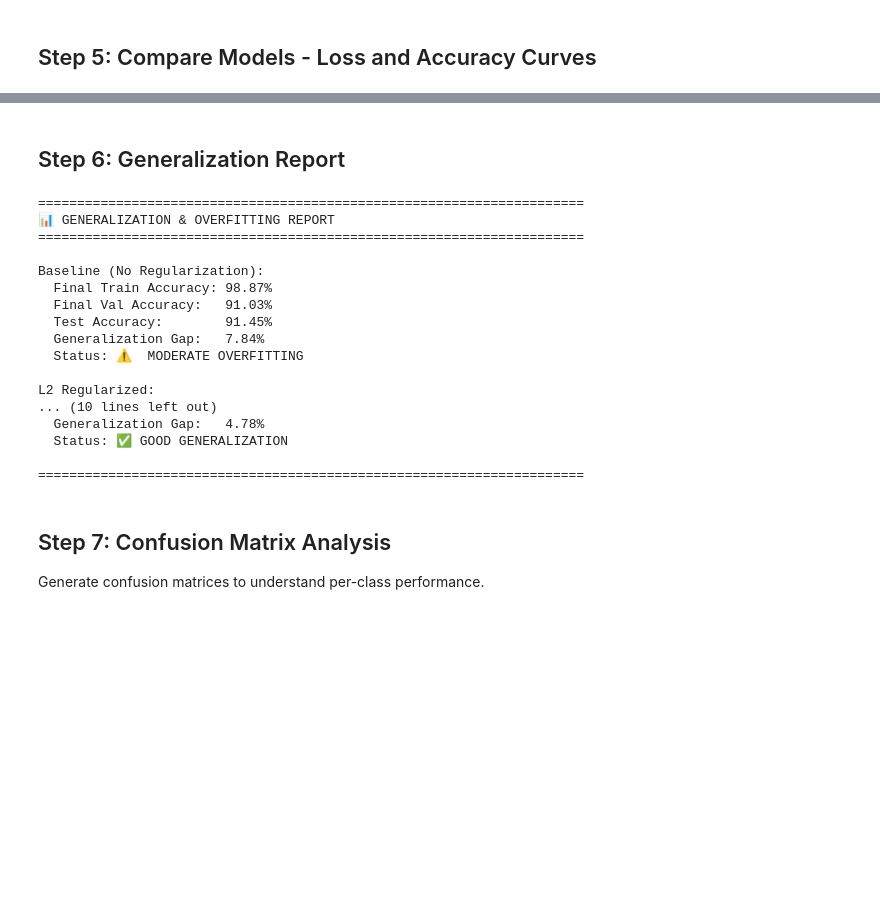
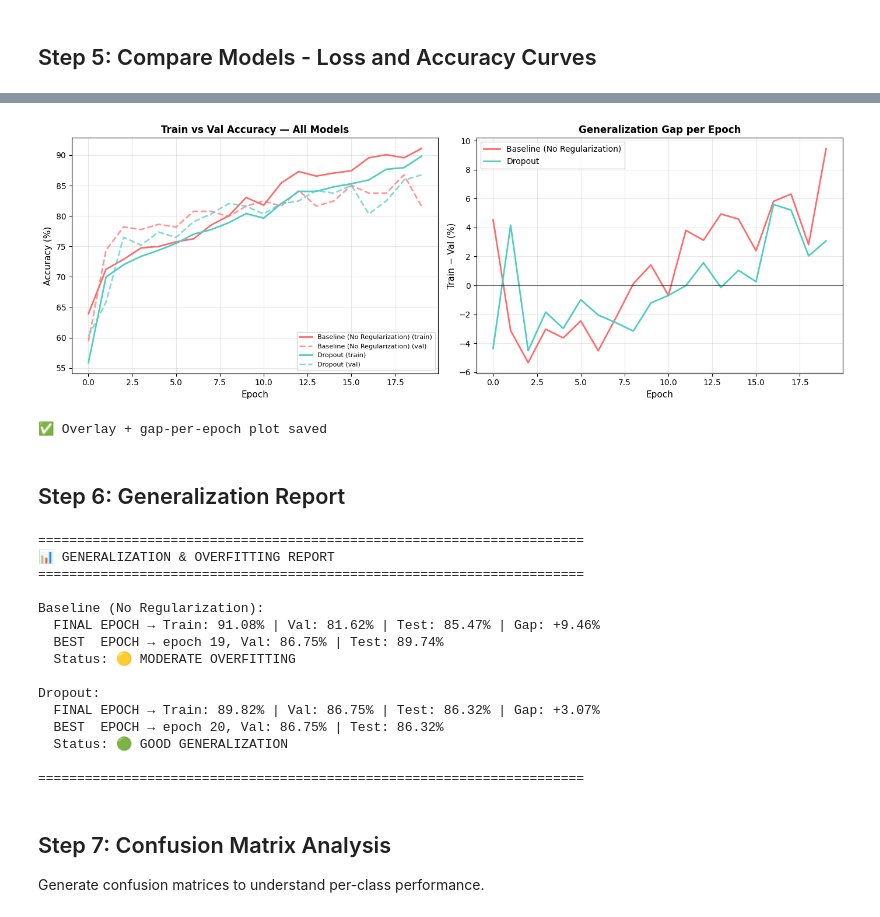
Before and after one commit to SameerShanbhogue/ai_quality, a Jupyter notebook: class1/Part_2_Overfitting_and_Generalization.ipynb, the cells around one changed output, grey strips where cells are left out. Drawn from its saved outputs; the diff is of its cells as text; code cells hidden in the pictures; blank space fills up the shorter version.

```diff
--- a/class1/Part_2_Overfitting_and_Generalization.ipynb
+++ b/class1/Part_2_Overfitting_and_Generalization.ipynb
@@ -353,24 +388,64 @@ print("✅ Comparison plots saved")
 ✅ Comparison plots saved
+# %%
+# Overlay all models on shared axes — the strongest pedagogical view.
+# Left:  train (solid) vs val (dashed) accuracy per model, all on one axis.
+# Right: per-epoch generalization gap (Train − Val). The Baseline curve should
+#        trend clearly upward while the regularized curves stay flat near zero.
+overlay_colors = ['#FF6B6B', '#4ECDC4', '#45B7D1']
+
+fig, ax = plt.subplots(1, 2, figsize=(14, 5))
+for (name, r), c in zip(results.items(), overlay_colors):
+    ax[0].plot(r['history']['train_acc'], label=f'{name} (train)', color=c, linewidth=2)
+    ax[0].plot(r['history']['val_acc'],   label=f'{name} (val)',   color=c, linewidth=2, linestyle='--', alpha=0.7)
+    gap_per_epoch = [t - v for t, v in zip(r['history']['train_acc'], r['history']['val_acc'])]
+    ax[1].plot(gap_per_epoch, label=name, color=c, linewidth=2)
+
+ax[0].set_xlabel('Epoch', fontsize=11)
+ax[0].set_ylabel('Accuracy (%)', fontsize=11)
+ax[0].set_title('Train vs Val Accuracy — All Models', fontsize=12, fontweight='bold')
+ax[0].legend(fontsize=8, loc='lower right')
+ax[0].grid(True, alpha=0.3)
+
+ax[1].axhline(0, color='k', linewidth=0.5)
+ax[1].set_xlabel('Epoch', fontsize=11)
+ax[1].set_ylabel('Train − Val (%)', fontsize=11)
+ax[1].set_title('Generalization Gap per Epoch', fontsize=12, fontweight='bold')
+ax[1].legend(fontsize=10)
+ax[1].grid(True, alpha=0.3)
+
+plt.tight_layout()
+plt.savefig('overfitting_overlay.png', dpi=150, bbox_inches='tight')
+plt.show()
+
+print("✅ Overlay + gap-per-epoch plot saved")
+# %% [output]
+[figure, added]
+✅ Overlay + gap-per-epoch plot saved
 # %% [markdown]
 ## Step 6: Generalization Report
 # %%
 print("\n" + "="*70)
-print("\ud83d\udcca GENERALIZATION & OVERFITTING REPORT")
+print("📊 GENERALIZATION & OVERFITTING REPORT")
 print("="*70)
 
 for model_name, result in results.items():
-    print(f"\n{model_name} (best checkpoint: epoch {result['best_epoch']}):")
-    print(f"  Train Accuracy @ best: {result['best_train_acc']:.2f}%")
-    print(f"  Val Accuracy @ best:   {result['best_val_acc']:.2f}%")
-    print(f"  Test Accuracy:         {result['test_acc']:.2f}%")
-    print(f"  Generalization Gap:    {result['generalization_gap']:.2f}%")
+    final_gap = result['generalization_gap']  # FINAL-epoch gap
+    print(f"\n{model_name}:")
+    print(f"  FINAL EPOCH → Train: {result['final_train_acc']:.2f}% | "
+          f"Val: {result['final_val_acc']:.2f}% | "
+          f"Test: {result['final_test_acc']:.2f}% | "
+          f"Gap: {final_gap:+.2f}%")
+    print(f"  BEST  EPOCH → epoch {result['best_epoch']}, "
+          f"Val: {result['best_val_acc']:.2f}% | "
+          f"Test: {result['test_acc']:.2f}%")
 
-    if result['generalization_gap'] > 10:
-        print(f"  Status: \u26a0\ufe0f  HIGH OVERFITTING DETECTED")
-    elif result['generalization_gap'] > 5:
-        print(f"  Status: \u26a0\ufe0f  MODERATE OVERFITTING")
+    # Status driven by FINAL-epoch gap — that's where overfitting actually shows.
+    if final_gap > 15:
+        print(f"  Status: 🔴 HIGH OVERFITTING DETECTED")
+    elif final_gap > 7:
+        print(f"  Status: 🟡 MODERATE OVERFITTING")
     else:
-        print(f"  Status: \u2705 GOOD GENERALIZATION")
+        print(f"  Status: 🟢 GOOD GENERALIZATION")
 
 print("\n" + "="*70)
 # %% [output]
@@ -379,16 +454,14 @@ print("\n" + "="*70)
 ======================================================================
 
 Baseline (No Regularization):
-  Final Train Accuracy: 98.87%
-  Final Val Accuracy:   91.03%
-  Test Accuracy:        91.45%
-  Generalization Gap:   7.84%
-  Status: ⚠️  MODERATE OVERFITTING
+  FINAL EPOCH → Train: 91.08% | Val: 81.62% | Test: 85.47% | Gap: +9.46%
+  BEST  EPOCH → epoch 19, Val: 86.75% | Test: 89.74%
+  Status: 🟡 MODERATE OVERFITTING
 
-L2 Regularized:
-... (10 lines left out)
-  Generalization Gap:   4.78%
-  Status: ✅ GOOD GENERALIZATION
+Dropout:
+  FINAL EPOCH → Train: 89.82% | Val: 86.75% | Test: 86.32% | Gap: +3.07%
+  BEST  EPOCH → epoch 20, Val: 86.75% | Test: 86.32%
+  Status: 🟢 GOOD GENERALIZATION
 
 ======================================================================
 # %% [markdown]
```
Also changed, not shown: parts of 5 cells of this notebook, 10 other files.
